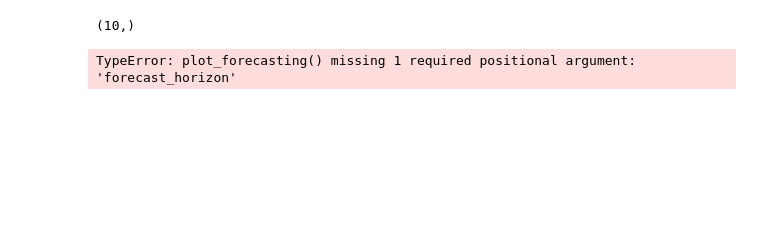
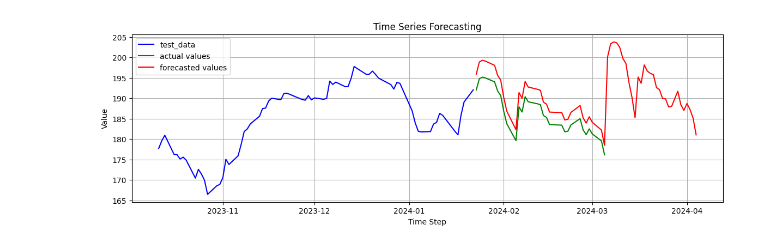
Before and after one commit to Tiburso/StockPredictor, a Jupyter notebook: src/model_sandbox.ipynb, the cells around one changed output. Saved outputs shown, nothing was run; the diff lists cells and outputs as text; code cells hidden in the pictures; blank space fills up the shorter version.

```diff
--- a/src/model_sandbox.ipynb
+++ b/src/model_sandbox.ipynb
@@ -232,20 +145,12 @@ Epoch 9: train loss 0.07474899123105612 val loss 0.0725212646783262
 # %%
-# Predict the future
-test_scaled = scaler.transform(test)
-X_test, y_test = create_sequences(test_scaled, seq_length)
-
-X_test = torch.from_numpy(X_test).float()
-y_test = torch.from_numpy(y_test).float()
-
 # Define the number of future time steps to forecast
-num_forecast_steps = 10
+num_forecast_steps = 30
 
 # Convert to NumPy and remove singleton dimensions
 sequence_to_plot = X_test.squeeze().cpu().numpy()
 
 # Use the last 30 data points as the starting point
 historical_data = sequence_to_plot[-1]
-print(historical_data.shape)
 
 # Initialize a list to store the forecasted values
 forecasted_values = []
@@ -254,7 +159,7 @@ forecasted_values = []
 with torch.no_grad():
     for _ in range(num_forecast_steps*2):
         # Prepare the historical_data tensor
-        historical_data_tensor = torch.as_tensor(historical_data).view(1, -1, 1).float().to(device)
+        historical_data_tensor = torch.as_tensor(historical_data).view(1, -1, 1).float()
         # Use the model to predict the next value
         predicted_value = model(historical_data_tensor).cpu().numpy()[0, 0]
 
@@ -267,18 +172,35 @@ with torch.no_grad():
 
 
 # Generate futute dates
-last_date = np.array(test.index[-1], dtype='datetime64[D]')
-last_date = pd.to_datetime(last_date)
+last_date = test.index[-1]
 
 # Generate the next 30 dates
-future_dates = pd.date_range(start=last_date + pd.DateOffset(1), periods=num_forecast_steps)
-future_dates = future_dates.strftime('%Y-%m-%d')
+future_dates = pd.date_range(start=last_date + pd.DateOffset(1), periods=30)
 
 # Concatenate the original index with the future dates
 combined_index = test.index.append(future_dates)
-
-# Plot the forecasted values
-plot_forecasting(test, sequence_to_plot, forecasted_values, combined_index, scaler, num_forecast_steps)
-# %% [output]
-(10,)
-TypeError: plot_forecasting() missing 1 required positional argument: 'forecast_horizon'
+# %%
+#set the size of the plot
+plt.rcParams['figure.figsize'] = [14, 4]
+
+#Test data
+plt.plot(test.index[-100:-30], test.values[-100:-30], label = "test_data", color = "b")
+#reverse the scaling transformation
+original_cases = scaler.inverse_transform(np.expand_dims(sequence_to_plot[-1], axis=0)).flatten()
+
+#the historical data used as input for forecasting
+plt.plot(test.index[-30:], original_cases, label='actual values', color='green')
+
+#Forecasted Values
+#reverse the scaling transformation
+forecasted_cases = scaler.inverse_transform(np.expand_dims(forecasted_values, axis=0)).flatten()
+# plotting the forecasted values
+plt.plot(combined_index[-60:], forecasted_cases, label='forecasted values', color='red')
+
+plt.xlabel('Time Step')
+plt.ylabel('Value')
+plt.legend()
+plt.title('Time Series Forecasting')
+plt.grid(True)
+# %% [output]
+[figure, added]
```
Also changed, not shown: parts of 16 cells of this notebook, 2 other files.
